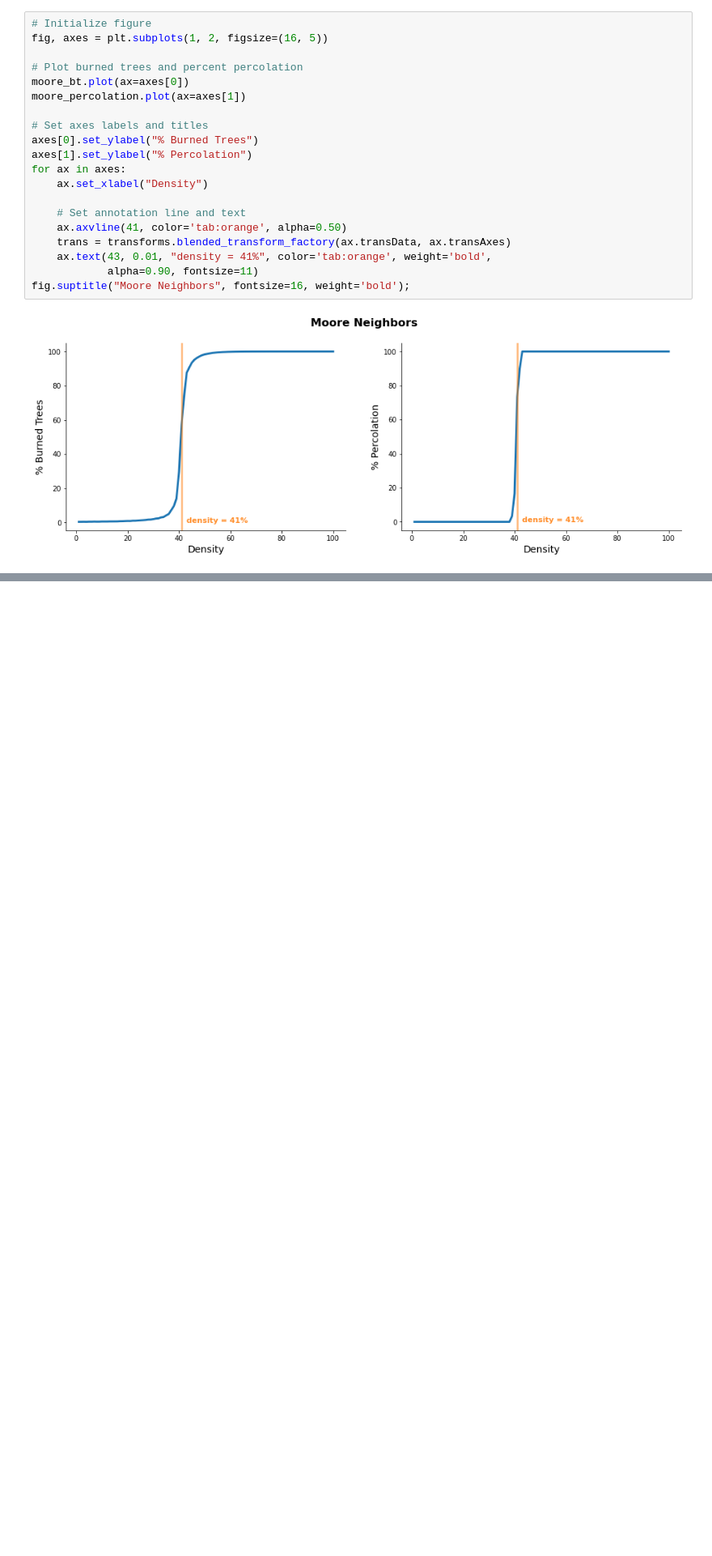
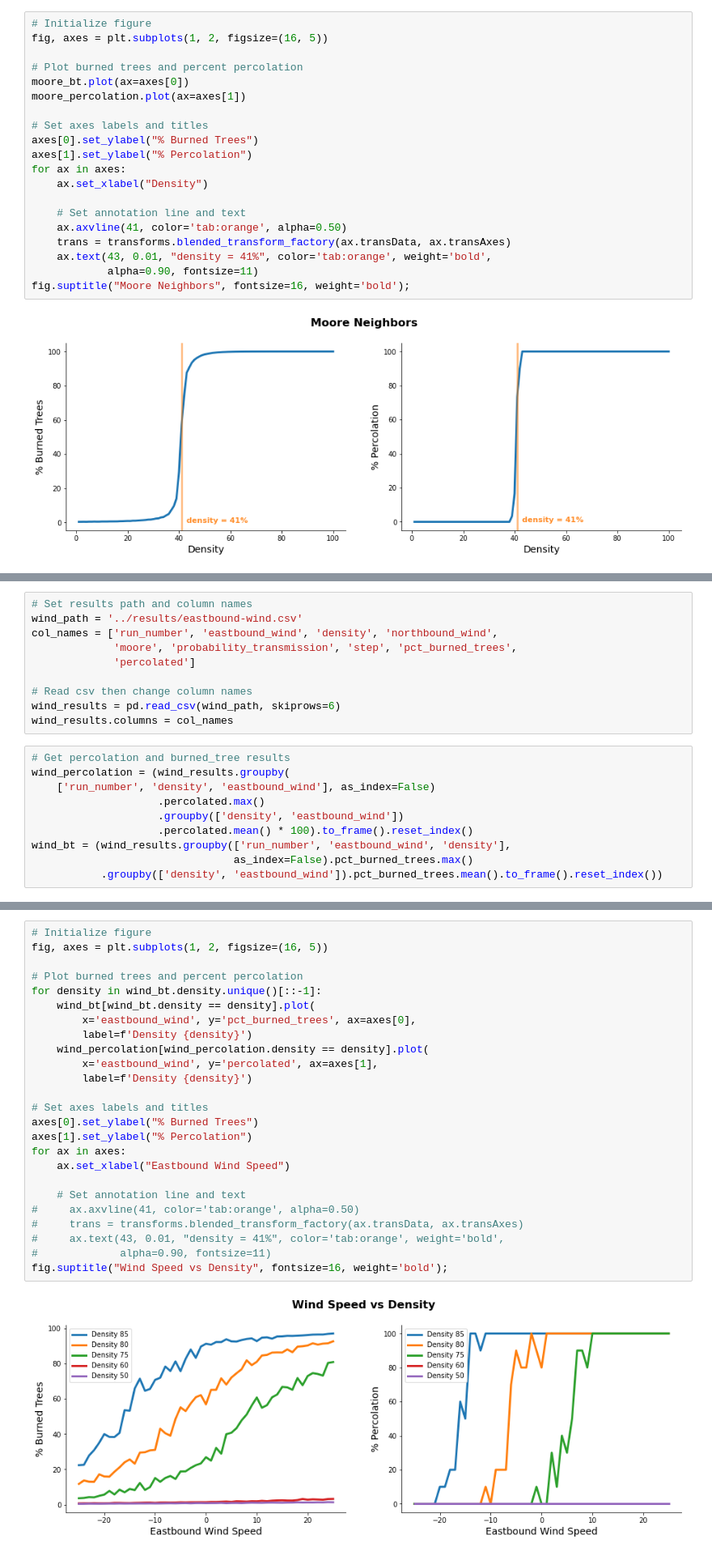
Before and after one commit to leolorenzoii/percolation_diffusion, a Jupyter notebook: notebooks/03_Fire_Model_Extensions.ipynb, the cells around one changed output, grey strips where cells are left out. Shown: that part at 81% size. Drawn from its saved outputs; the diff is of its cells as text; blank space fills up the shorter version.

Commit message:
Add wind speed simulations

```diff
--- a/notebooks/03_Fire_Model_Extensions.ipynb
+++ b/notebooks/03_Fire_Model_Extensions.ipynb
@@ -91,0 +98,20 @@ fig.suptitle("Moore Neighbors", fontsize=16, weight='bold');
+# %%
+# Set results path and column names
+wind_path = '../results/eastbound-wind.csv'
+col_names = ['run_number', 'eastbound_wind', 'density', 'northbound_wind',
+             'moore', 'probability_transmission', 'step', 'pct_burned_trees',
+             'percolated']
+
+# Read csv then change column names
+wind_results = pd.read_csv(wind_path, skiprows=6)
+wind_results.columns = col_names
+# %%
+# Get percolation and burned_tree results
+wind_percolation = (wind_results.groupby(
+    ['run_number', 'density', 'eastbound_wind'], as_index=False)
+                    .percolated.max()
+                    .groupby(['density', 'eastbound_wind'])
+                    .percolated.mean() * 100).to_frame().reset_index()
+wind_bt = (wind_results.groupby(['run_number', 'eastbound_wind', 'density'],
+                                as_index=False).pct_burned_trees.max()
+           .groupby(['density', 'eastbound_wind']).pct_burned_trees.mean().to_frame().reset_index())
@@ -91,0 +136,27 @@ fig.suptitle("Moore Neighbors", fontsize=16, weight='bold');
+# %%
+# Initialize figure
+fig, axes = plt.subplots(1, 2, figsize=(16, 5))
+
+# Plot burned trees and percent percolation
+for density in wind_bt.density.unique()[::-1]:
+    wind_bt[wind_bt.density == density].plot(
+        x='eastbound_wind', y='pct_burned_trees', ax=axes[0],
+        label=f'Density {density}')
+    wind_percolation[wind_percolation.density == density].plot(
+        x='eastbound_wind', y='percolated', ax=axes[1],
+        label=f'Density {density}')
+
+# Set axes labels and titles
+axes[0].set_ylabel("% Burned Trees")
+axes[1].set_ylabel("% Percolation")
+for ax in axes:
+    ax.set_xlabel("Eastbound Wind Speed")
+
+    # Set annotation line and text
+#     ax.axvline(41, color='tab:orange', alpha=0.50)
+#     trans = transforms.blended_transform_factory(ax.transData, ax.transAxes)
+#     ax.text(43, 0.01, "density = 41%", color='tab:orange', weight='bold',
+#             alpha=0.90, fontsize=11)
+fig.suptitle("Wind Speed vs Density", fontsize=16, weight='bold');
+# %% [output]
+[figure, added]
```
Also changed, not shown: parts of 6 cells of this notebook.
